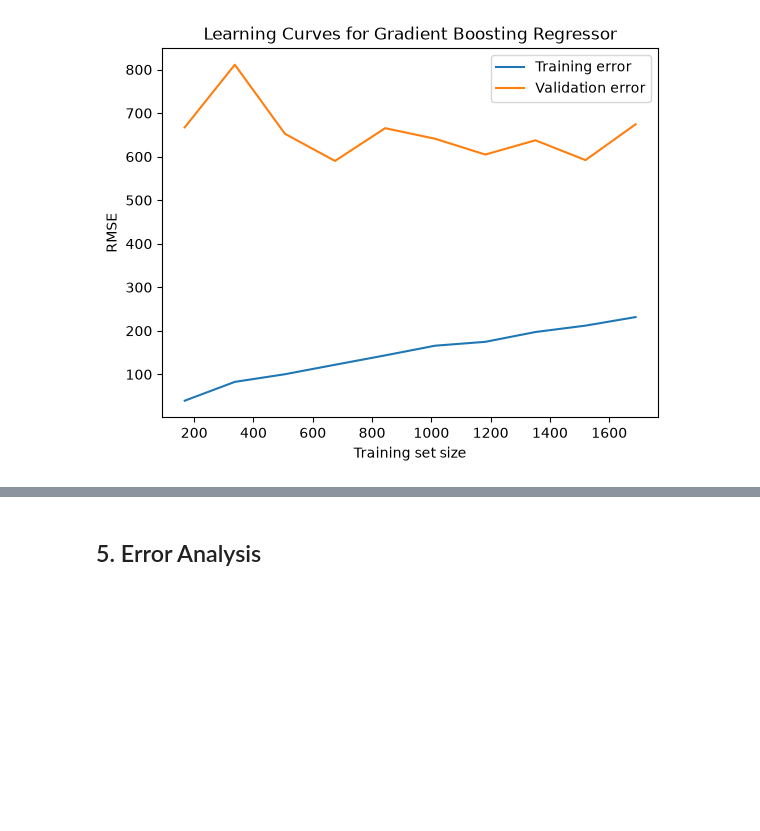
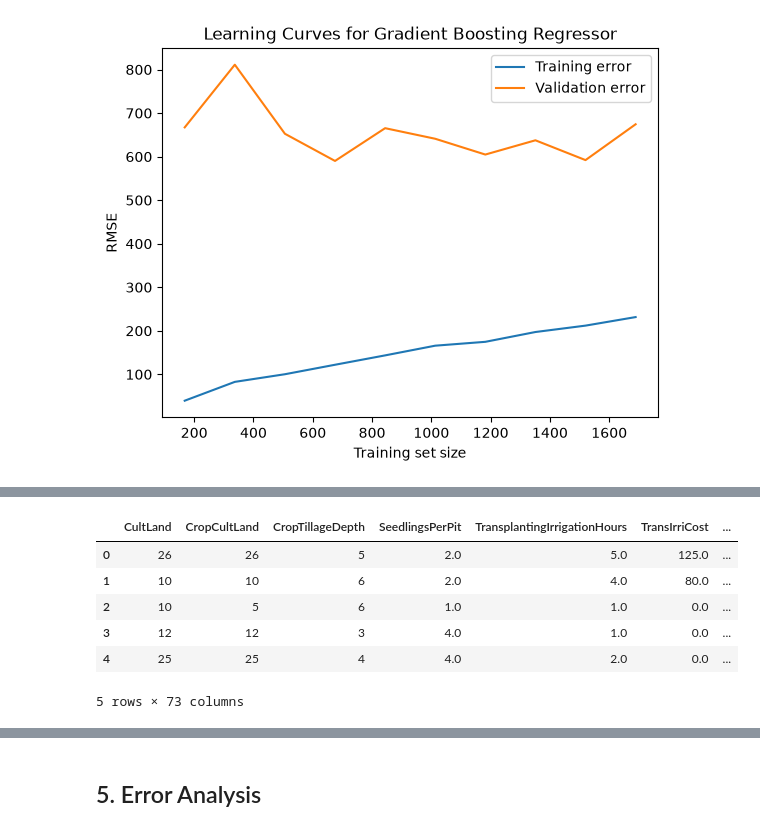
Before and after one commit to WamzMwangi/Digital-Green-Crop-Yield-Prediction, a Jupyter notebook: main.ipynb, the cells around one changed output, grey strips where cells are left out. Saved outputs shown, nothing was run; the diff lists cells and outputs as text; code cells hidden in the pictures; blank space fills up the shorter version.

```diff
--- a/main.ipynb
+++ b/main.ipynb
@@ -483,0 +509,12 @@ plt.show()
+# %%
+#separate the categorical features with high cardinality from those with low cardinality
+high_cardinality_cols = [col for col in cat_df.columns if cat_df[col].nunique() > 10]
+low_cardinality_cols = [col for col in cat_df.columns if cat_df[col].nunique() <= 10]
+# %%
+#encode using one hot encoding for the low cardinality features
+from sklearn.preprocessing import OneHotEncoder
+ohe = OneHotEncoder(sparse_output=False)
+
+encoded=ohe.fit_transform(cat_df[low_cardinality_cols].astype(str))
+encoded_df=pd.DataFrame(encoded,columns=ohe.get_feature_names_out(low_cardinality_cols))
+encoded_df.head()
@@ -483,0 +529,14 @@ plt.show()
+# %%
+encoded_df=encoded_df.reset_index(drop=True)
+target_df=pd.DataFrame(cat_df[high_cardinality_cols])
+target_df=target_df.reset_index(drop=True)
+df2=pd.concat([num_df, encoded_df, target_df], axis=1)
+df2.head()
+# %% [output]
+|  | CultLand | CropCultLand | CropTillageDepth | SeedlingsPerPit | TransplantingIrrigationHours | TransIrriCost | ... |
+| 0 | 26 | 26 | 5 | 2.0 | 5.0 | 125.0 | ... |
+| 1 | 10 | 10 | 6 | 2.0 | 4.0 | 80.0 | ... |
+| 2 | 10 | 5 | 6 | 1.0 | 1.0 | 0.0 | ... |
+| 3 | 12 | 12 | 3 | 4.0 | 1.0 | 0.0 | ... |
+| 4 | 25 | 25 | 4 | 4.0 | 2.0 | 0.0 | ... |
+5 rows × 73 columns
```
Also changed, not shown: parts of 12 cells of this notebook.
